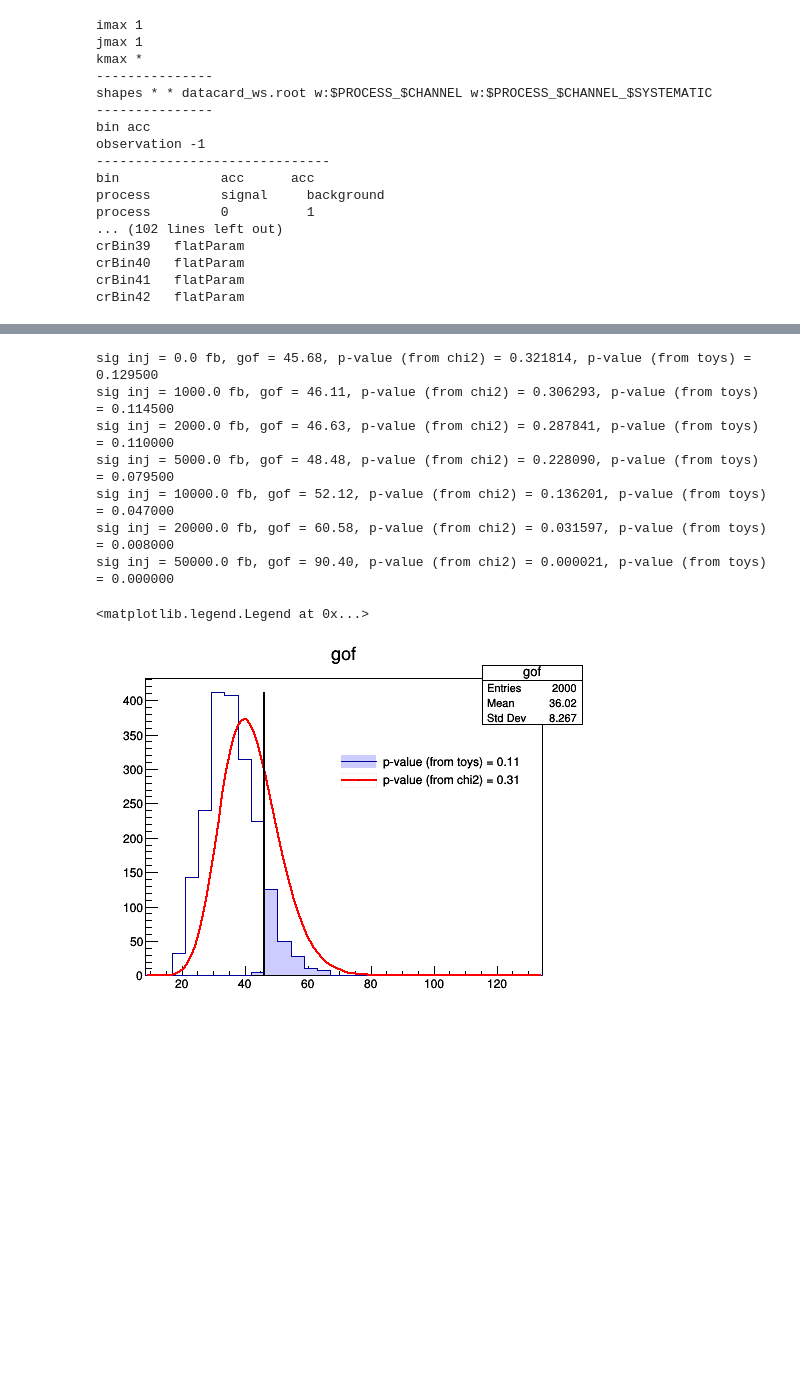
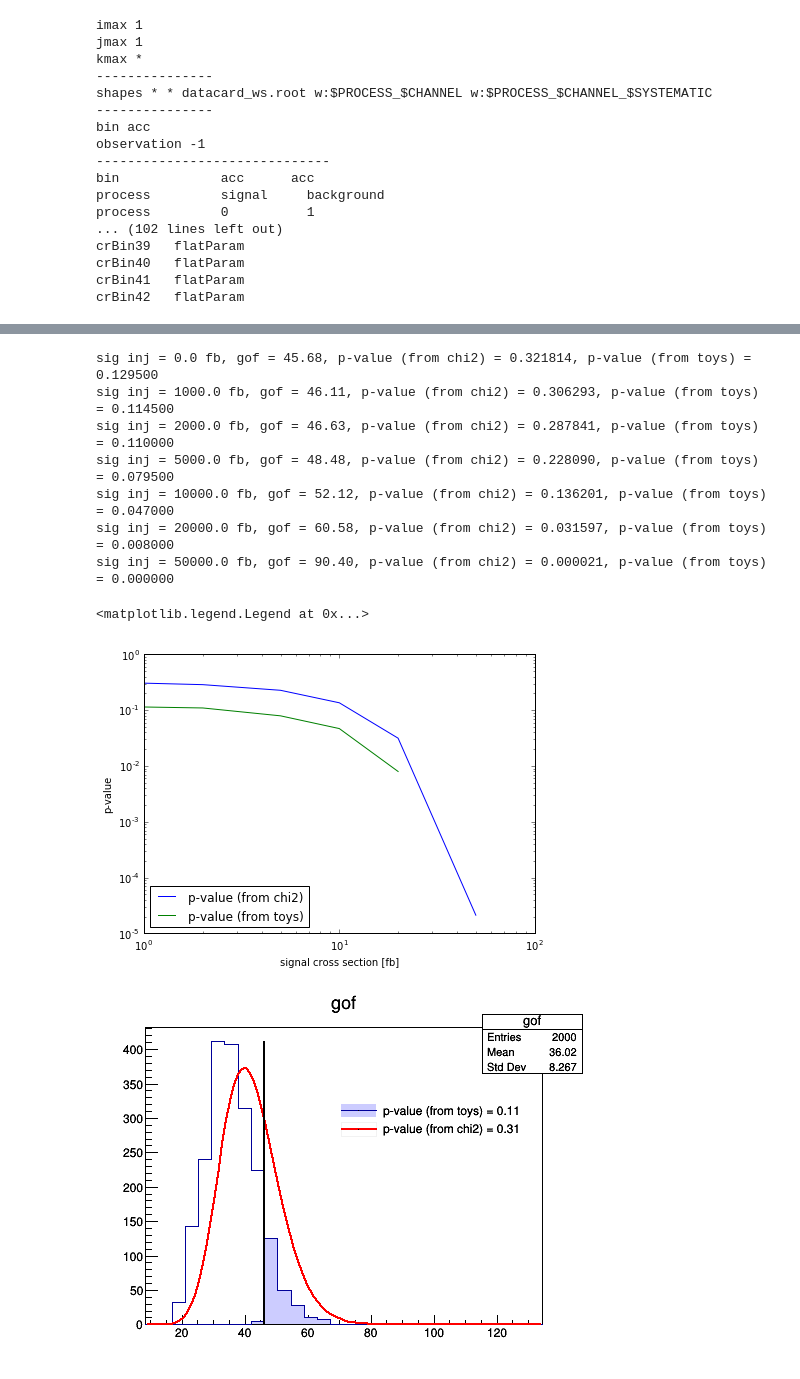
Before and after one commit to thaarres/JetAnomaly_CHEP19, a Jupyter notebook: jupyter/Simple_combine.ipynb, the cells around one changed output, grey strips where cells are left out. Saved outputs shown, nothing was run; the diff lists cells and outputs as text; code cells hidden in the pictures; blank space fills up the shorter version.

```diff
--- a/jupyter/Simple_combine.ipynb
+++ b/jupyter/Simple_combine.ipynb
@@ -302,34 +258,35 @@ for sig_inj in sig_inj_vals:
     exp_gofs.append(exp_gof)
 
     # get p-value from toys
     n_extreme = len(exp_gof[exp_gof > obs_gof])
     n_total = len(exp_gof)
     pval_toys = 1.*n_extreme/n_total
     pvals_fromtoys.append(pval_toys)
 
     # get p-value assuming chi2 dist (may not be valid)
     pval = rt.TMath.Prob(obs_gof,n_bins)
     pvals.append(pval)
     gofs.append(obs_gof)
     print('sig inj = %.1f fb, gof = %.2f, p-value (from chi2) = %.6f, p-value (from toys) = %.6f'%(sig_inj*sig_xsec,obs_gof,pval,pval_toys))
 
-import matplotlib.pyplot as plt
+plt.figure(figsize=(7,5))
 plt.plot(sig_inj_vals,pvals,label='p-value (from chi2)')
 plt.plot(sig_inj_vals,pvals_fromtoys,label='p-value (from toys)')
 plt.semilogx()
 plt.semilogy()
 plt.xlabel('signal cross section [fb]')
 plt.ylabel('p-value')
 plt.legend(loc='lower left')
 # %% [output]
 sig inj = 0.0 fb, gof = 45.68, p-value (from chi2) = 0.321814, p-value (from toys) = 0.129500
 sig inj = 1000.0 fb, gof = 46.11, p-value (from chi2) = 0.306293, p-value (from toys) = 0.114500
 sig inj = 2000.0 fb, gof = 46.63, p-value (from chi2) = 0.287841, p-value (from toys) = 0.110000
 sig inj = 5000.0 fb, gof = 48.48, p-value (from chi2) = 0.228090, p-value (from toys) = 0.079500
 sig inj = 10000.0 fb, gof = 52.12, p-value (from chi2) = 0.136201, p-value (from toys) = 0.047000
 sig inj = 20000.0 fb, gof = 60.58, p-value (from chi2) = 0.031597, p-value (from toys) = 0.008000
 sig inj = 50000.0 fb, gof = 90.40, p-value (from chi2) = 0.000021, p-value (from toys) = 0.000000
 <matplotlib.legend.Legend at 0x...>
+[figure, added]
 # %%
 exp_gof = exp_gofs[1]
 obs_gof = gofs[1]
```
Also changed, not shown: parts of 3 cells of this notebook.
